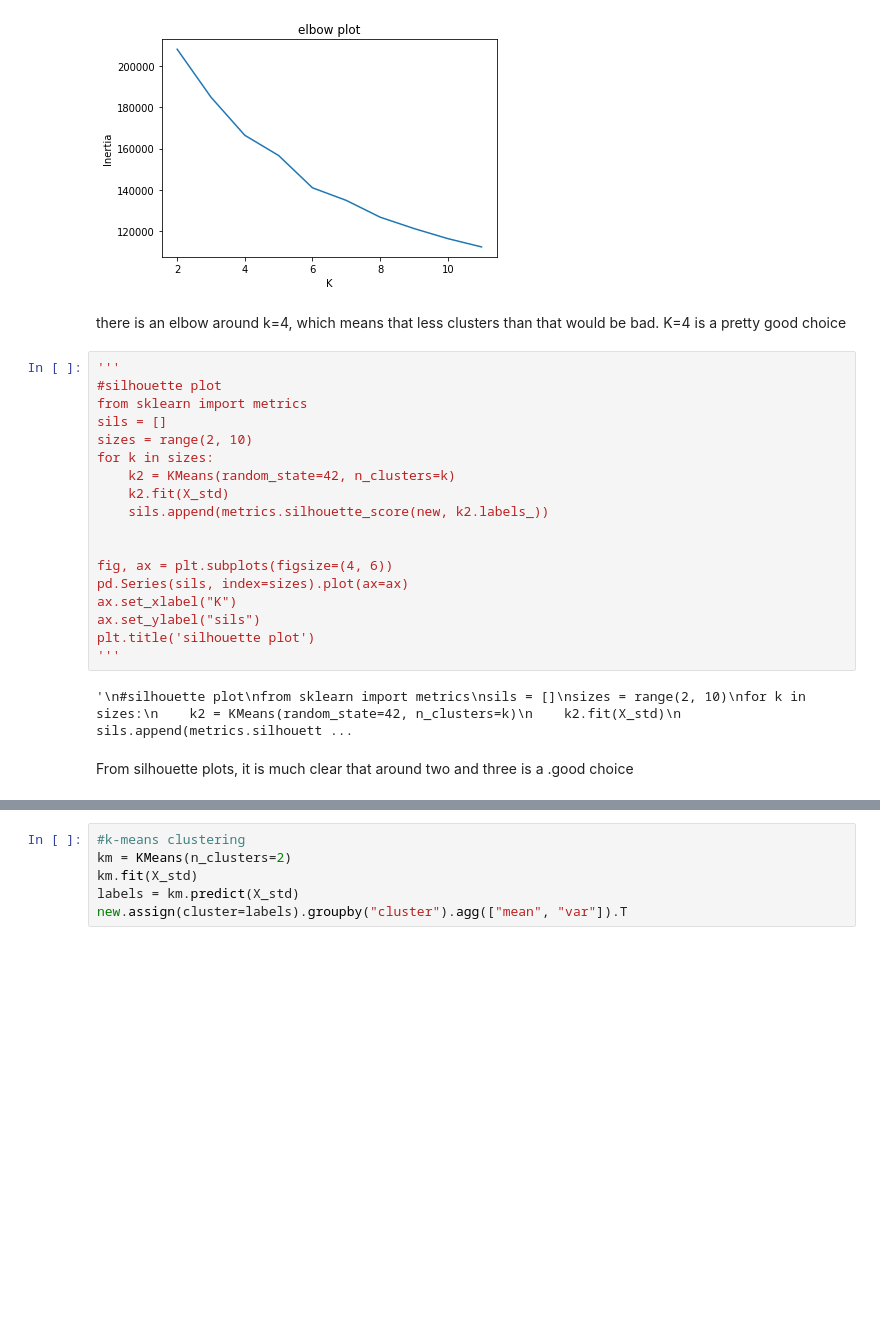
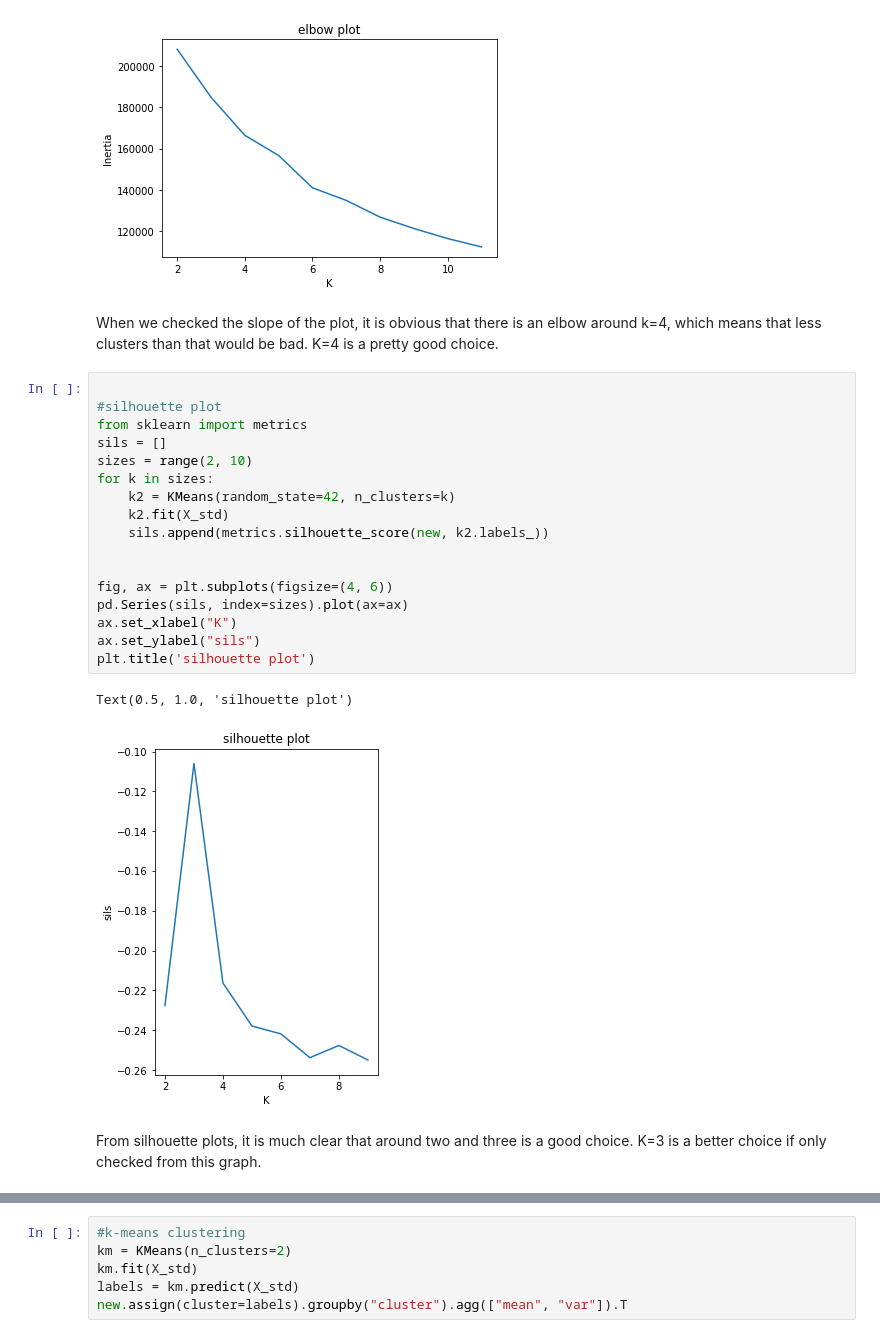
Before and after one commit to gegeli638/DAV-6150, a Jupyter notebook: G_L_ZH_Z_ZJ_Z_Project2 .ipynb, the cells around one changed output, grey strips where cells are left out. Drawn from its saved outputs; the diff is of its cells as text; blank space fills up the shorter version.

```diff
--- a/G_L_ZH_Z_ZJ_Z_Project2 .ipynb
+++ b/G_L_ZH_Z_ZJ_Z_Project2 .ipynb
@@ -477,27 +481,27 @@ plt.title('elbow plot')
 Text(0.5, 1.0, 'elbow plot')
 [figure]
 # %% [markdown]
-there is an elbow around k=4, which means that less clusters than that
-would be bad. K=4 is a pretty good choice
+When we checked the slope of the plot, it is obvious that there is an elbow around k=4, which means that less clusters than that
+would be bad. K=4 is a pretty good choice.
 # %%
-'''
+
 #silhouette plot
 from sklearn import metrics
 sils = []
 sizes = range(2, 10)
 for k in sizes:
     k2 = KMeans(random_state=42, n_clusters=k)
     k2.fit(X_std)
     sils.append(metrics.silhouette_score(new, k2.labels_))
 
 
 fig, ax = plt.subplots(figsize=(4, 6))
 pd.Series(sils, index=sizes).plot(ax=ax)
 ax.set_xlabel("K")
 ax.set_ylabel("sils")
 plt.title('silhouette plot')
-'''
 # %% [output]
-'\n#silhouette plot\nfrom sklearn import metrics\nsils = []\nsizes = range(2, 10)\nfor k in sizes:\n    k2 = KMeans(random_state=42, n_clusters=k)\n    k2.fit(X_std)\n    sils.append(metrics.silhouett ...
+Text(0.5, 1.0, 'silhouette plot')
+[figure, added]
 # %% [markdown]
-From silhouette plots, it is much clear that around two and three is a .good choice
+From silhouette plots, it is much clear that around two and three is a good choice. K=3 is a better choice if only checked from this graph.
```
Also changed, not shown: parts of 46 cells of this notebook.
